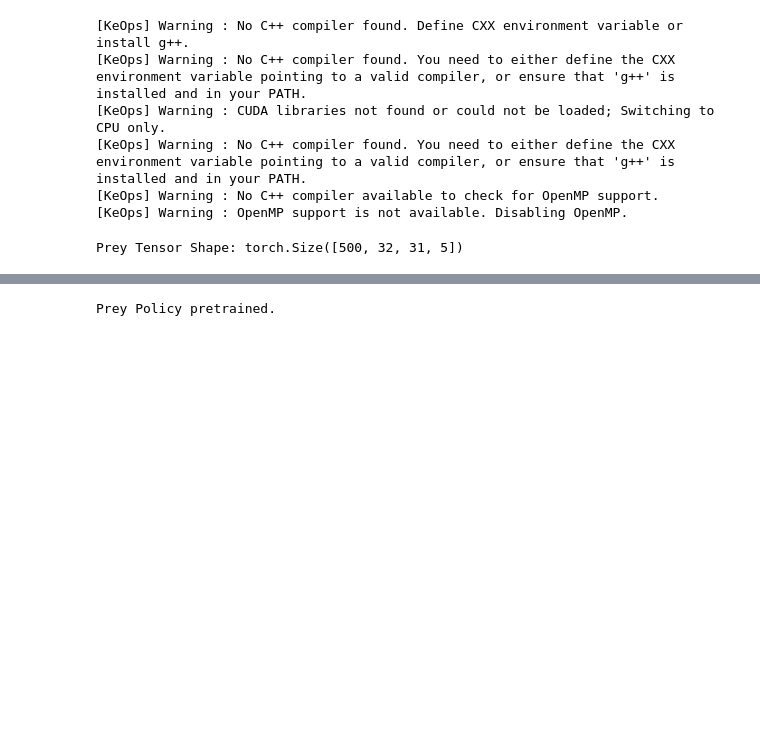
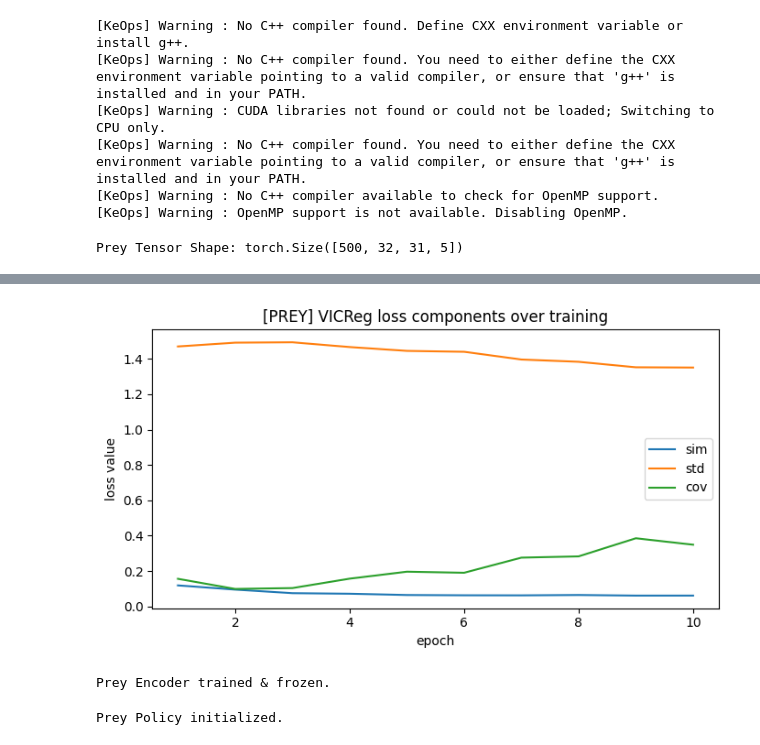
Before and after one commit to wirthy21/Master-Thesis, a Jupyter notebook: notebooks/2.1 GAIL - Prey-Only.ipynb, the cells around one changed output, grey strips where cells are left out. Cells and saved outputs as stored; diff of their text form; code cells hidden in the pictures; blank space fills up the shorter version.

```diff
--- a/notebooks/2.1 GAIL - Prey-Only.ipynb
+++ b/notebooks/2.1 GAIL - Prey-Only.ipynb
@@ -63,32 +64,38 @@ env_settings = (height, width, prey_speed, pred_speed, step_size, max_turn, pert
 # %%
 %matplotlib tk
-_, exp_prey_sequence, couzin_metrics, actions, init_pool = run_couzin_simulation(
-                                        visualization="off",
-                                        max_steps=init_steps,
-                                         constant_speed=prey_speed, shark_speed=pred_speed,
-                                         area_width=width, area_height=height,
-                                         dt = step_size,
-                                         alpha=0.01,
-                                         theta_dot_max=theta_dot_max, theta_dot_max_shark=theta_dot_max,
-                                         number_of_sharks=0, n=32)
+# generate Expert Data with Couzin Model
+_, exp_prey_sequence, couzin_metrics, actions, init_pool = run_couzin_simulation(visualization="off",
+                                                                                 max_steps=init_steps,
+                                                                                 constant_speed=prey_speed, shark_speed=pred_speed,
+                                                                                 area_width=width, area_height=height,
+                                                                                 dt = step_size,
+                                                                                 alpha=0.01,
+                                                                                 theta_dot_max=theta_dot_max, theta_dot_max_shark=theta_dot_max,
+                                                                                 number_of_sharks=0, n=32)
+%matplotlib inline
 
+# move to device (GPU training only)
 exp_prey_sequence = exp_prey_sequence.to(device)
 init_pool = init_pool.to(device)
 
+# create windows for training
 exp_prey_tensor = sliding_window(exp_prey_sequence, window_size=10)
-
 print("Prey Tensor Shape:", exp_prey_sequence.shape)
 # %% [output]
 Prey Tensor Shape: torch.Size([500, 32, 31, 5])
 # %%
+# initialize trajectory augmentation
 aug = TrajectoryAugmentation(noise_std=0.01, neigh_drop=0.10, feat_drop=0.05).to(device)
+
+# prey encoder training
 prey_encoder = TransitionEncoder(features=4, embd_dim=32, z=32).to(device)
 prey_projector = VicRegProjector(input_dim=64).to(device)
 prey_optimizer = torch.optim.Adam(list(prey_encoder.parameters()) + list(prey_projector.parameters()), lr=1e-3, weight_decay=1e-6)
-train_encoder(prey_encoder, prey_projector, aug=aug, exp_tensor=exp_prey_tensor, epochs=1200, optimizer=prey_optimizer, role="prey")
+train_encoder(prey_encoder, prey_projector, aug=aug, exp_tensor=exp_prey_tensor, epochs=10, optimizer=prey_optimizer, role="prey")
 
+# freeze prey encoder
 for p in prey_encoder.parameters():
     p.requires_grad = False
-
+prey_encoder.eval()
 print("Prey Encoder trained & frozen.\n")
 # %% [output]
@@ -112,10 +103,17 @@ Prey Encoder trained & frozen.
+[figure, added]
+Prey Encoder trained & frozen.
 # %%
-%matplotlib inline
+# initialize Prey Policy
 prey_policy = ModularPolicy(features=4).to(device)
 prey_policy.set_parameters()
-#pretrain_policy(prey_policy, role="prey", expert_data=exp_prey_tensor, batch_size=4048, epochs=500, lr=1e-3, deterministic=deterministic, device=device)
+
+# pretrain prey policy with behavior cloning
+if pretrain:
+    pretrain_policy(prey_policy, role="prey", expert_data=exp_prey_tensor, batch_size=4048, epochs=500, lr=1e-3, deterministic=True, device=device)
+
+# initialize EMA for prey policy
 ema_prey = EMA(prey_policy, beta=0.9999, update_after_step=10, update_every=5, allow_different_devices=True)
-print("Prey Policy pretrained.\n")
+print("Prey Policy initialized.\n")
 # %% [output]
-Prey Policy pretrained.
+Prey Policy initialized.
 # %%
```
Also changed, not shown: parts of 11 cells of this notebook, 18 other files.
